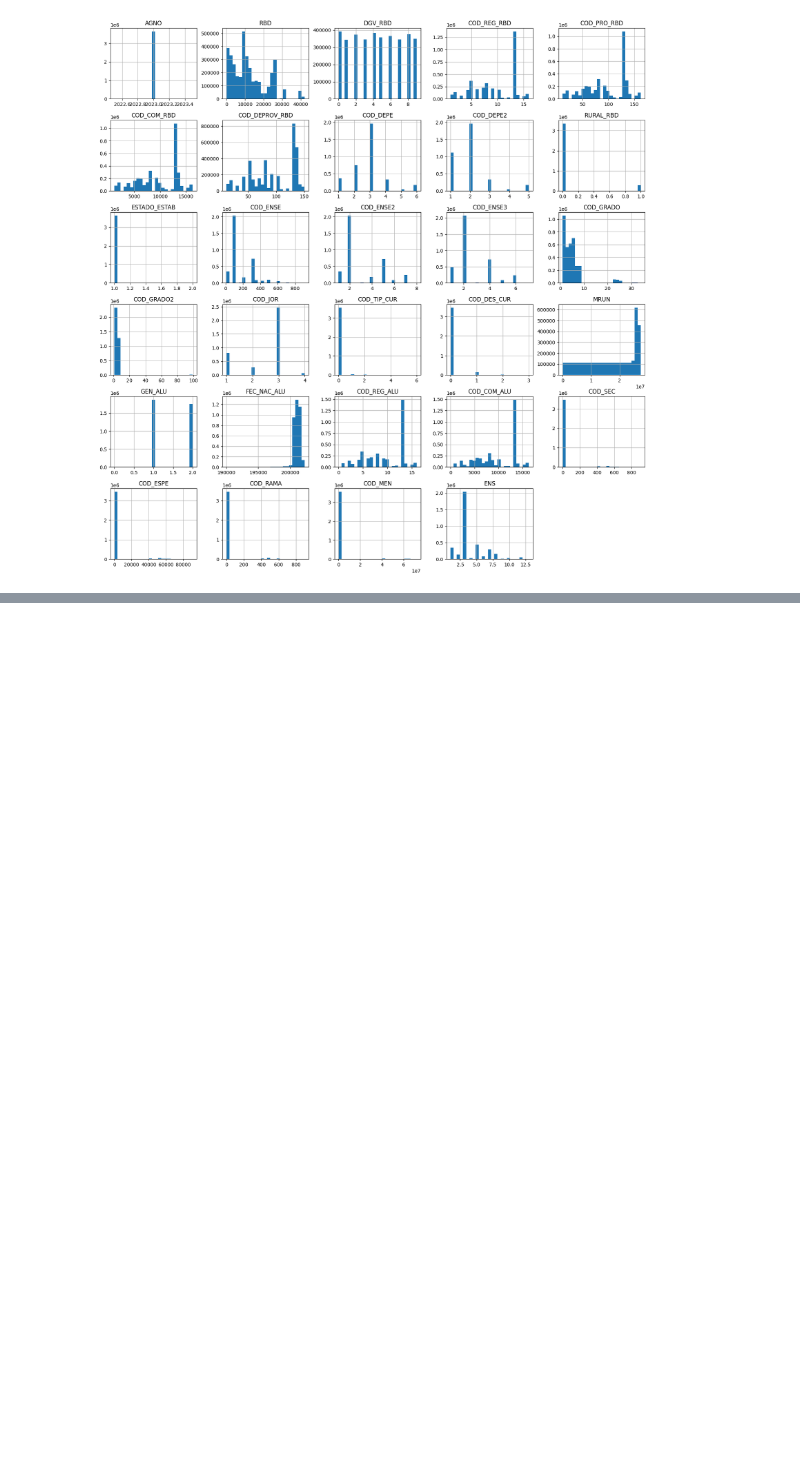
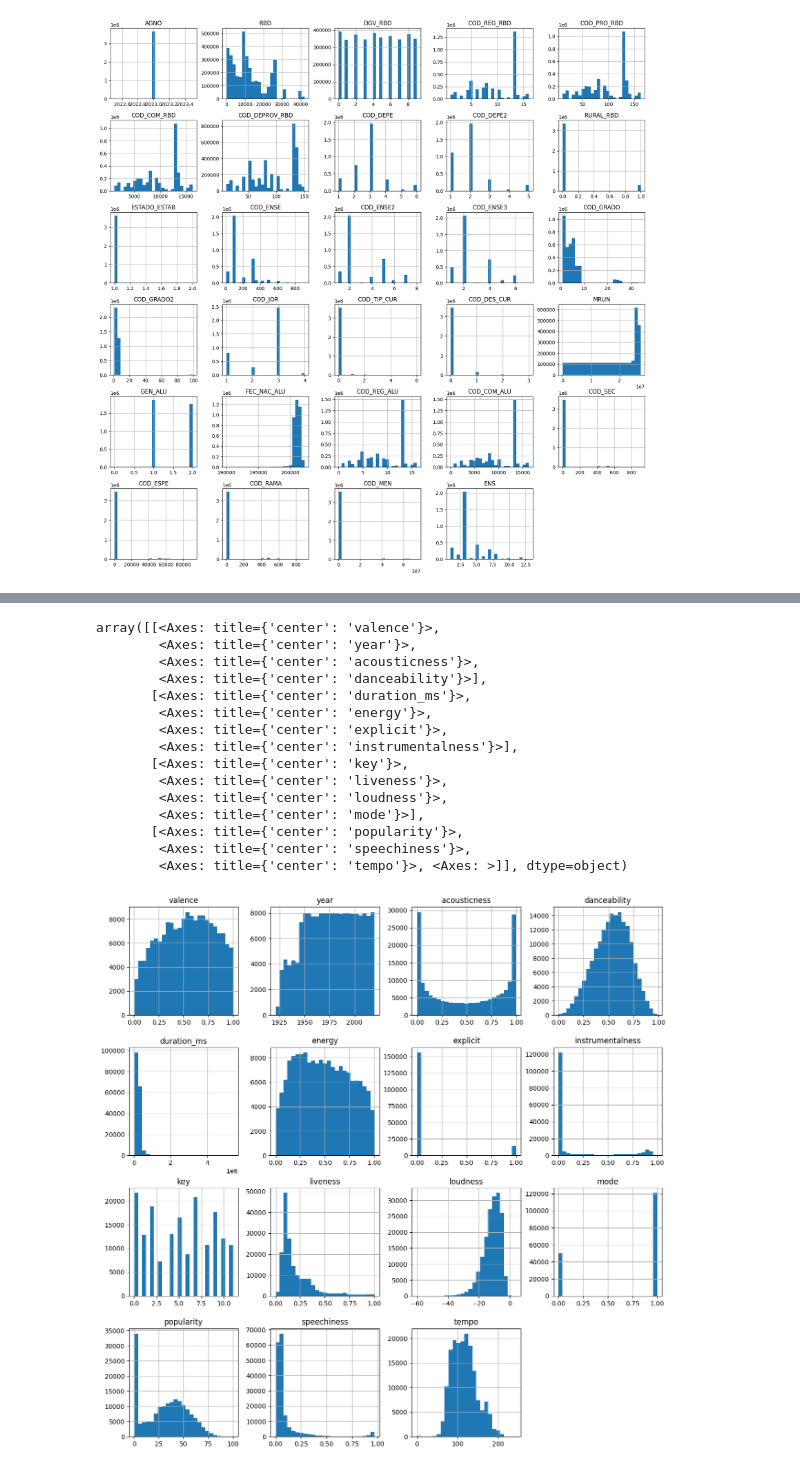
Before and after one commit to Igrojas/Datos-Abiertos-Mineduc, a Jupyter notebook: AnalisisDatos.ipynb, the cells around one changed output, grey strips where cells are left out. Drawn from its saved outputs; the diff is of its cells as text; code cells hidden in the pictures; blank space fills up the shorter version.

```diff
--- a/AnalisisDatos.ipynb
+++ b/AnalisisDatos.ipynb
@@ -104,0 +225,2 @@ array([[<Axes: title={'center': 'AGNO'}>,
+# %%
+df4 = pd.read_csv("data/archivespotify/data.csv", sep="," )
@@ -104,0 +236,19 @@ array([[<Axes: title={'center': 'AGNO'}>,
+# %%
+df4.hist(bins=25, figsize=(15,15))
+# %% [output]
+array([[<Axes: title={'center': 'valence'}>,
+        <Axes: title={'center': 'year'}>,
+        <Axes: title={'center': 'acousticness'}>,
+        <Axes: title={'center': 'danceability'}>],
+       [<Axes: title={'center': 'duration_ms'}>,
+        <Axes: title={'center': 'energy'}>,
+        <Axes: title={'center': 'explicit'}>,
+        <Axes: title={'center': 'instrumentalness'}>],
+       [<Axes: title={'center': 'key'}>,
+        <Axes: title={'center': 'liveness'}>,
+        <Axes: title={'center': 'loudness'}>,
+        <Axes: title={'center': 'mode'}>],
+       [<Axes: title={'center': 'popularity'}>,
+        <Axes: title={'center': 'speechiness'}>,
+        <Axes: title={'center': 'tempo'}>, <Axes: >]], dtype=object)
+[figure, added]
```
Also changed, not shown: parts of 10 cells of this notebook.
